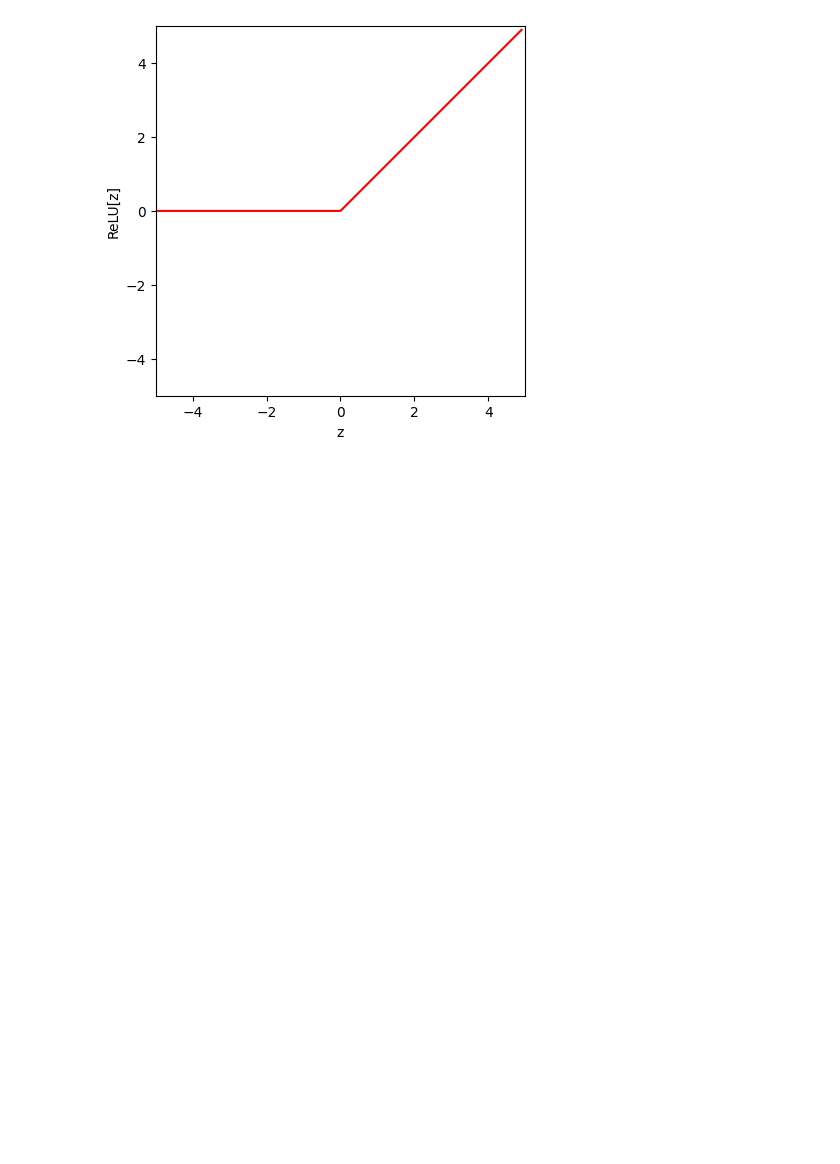
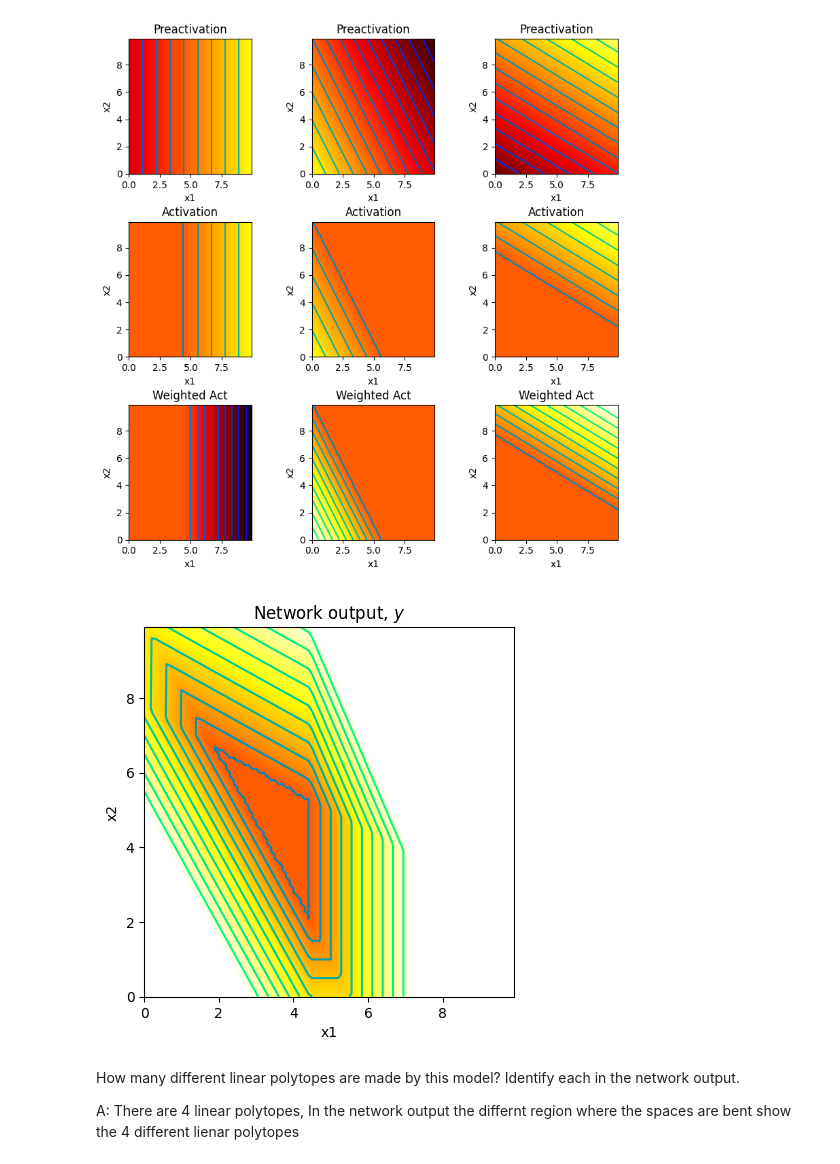
Before and after one commit to Resteves147/CSCI_167, a Jupyter notebook: Notebook3_2.ipynb, the cells around one changed output. Cells and saved outputs as stored; diff of their text form; code cells hidden in the pictures; blank space fills up the shorter version.

```diff
--- a/Notebook3_2.ipynb
+++ b/Notebook3_2.ipynb
@@ -29,14 +15,0 @@ def ReLU(preactivation):
-# %%
-# Make an array of inputs
-z = np.arange(-5,5,0.1)
-RelU_z = ReLU(z)
-
-# Plot the ReLU function
-fig, ax = plt.subplots()
-ax.plot(z,RelU_z,'r-')
-ax.set_xlim([-5,5]);ax.set_ylim([-5,5])
-ax.set_xlabel('z'); ax.set_ylabel('ReLU[z]')
-ax.set_aspect('equal')
-plt.show()
-# %% [output]
-[figure, removed]
@@ -67,3 +76,26 @@ def shallow_1_1_3(x, activation_fn, phi_0,phi_1,phi_2,phi_3, theta_10, theta_11,
 
   # Return everything we have calculated
   return y, pre_1, pre_2, pre_3, act_1, act_2, act_3, w_act_1, w_act_2, w_act_3
+# %%
+# Now lets define some parameters and run the neural network
+theta_10 =  -4.0 ;  theta_11 = 0.9; theta_12 = 0.0
+theta_20 =  5.0  ; theta_21 = -0.9 ; theta_22 = -0.5
+theta_30 =  -7  ; theta_31 = 0.5; theta_32 = 0.9
+phi_0 = 0.0; phi_1 = -2.0; phi_2 = 2.0; phi_3 = 1.5
+
+x1 = np.arange(0.0, 10.0, 0.1)
+x2 = np.arange(0.0, 10.0, 0.1)
+x1,x2 = np.meshgrid(x1,x2)  # https://www.geeksforgeeks.org/numpy-meshgrid-function/
+
+# We run the neural network for each of these input values
+y, pre_1, pre_2, pre_3, act_1, act_2, act_3, w_act_1, w_act_2, w_act_3 = \
+    shallow_2_1_3(x1,x2, ReLU, phi_0,phi_1,phi_2,phi_3, theta_10, theta_11, theta_12, theta_20, theta_21, theta_22, theta_30, theta_31, theta_32)
+# And then plot it
+plot_neural_2_inputs(x1,x2, y, pre_1, pre_2, pre_3, act_1, act_2, act_3, w_act_1, w_act_2, w_act_3)
+# %% [output]
+[figure, added]
+[figure, added]
+# %% [markdown]
+How many different linear polytopes are made by this model?  Identify each in the network output.
+
+A: There are 4 linear polytopes, In the network output the differnt region where the spaces are bent show the 4 different lienar polytopes
```
Also changed, not shown: parts of 17 cells of this notebook.
